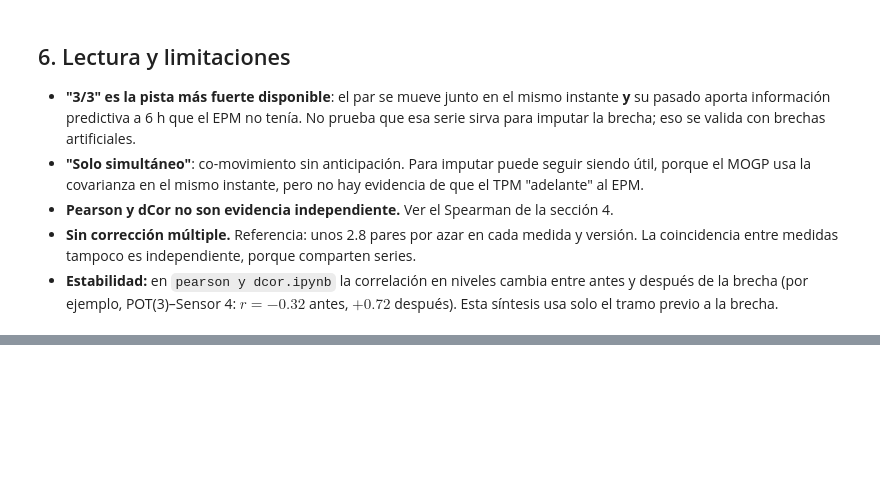
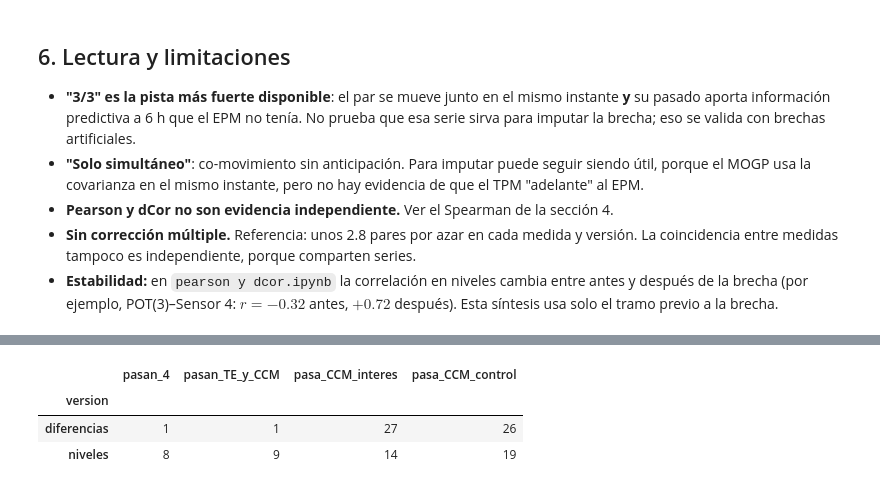
Before and after one commit to alaguilarunal/Tesis_unal, a Jupyter notebook: sintesis dependencia.ipynb, the cells around one changed output, grey strips where cells are left out. Cells and saved outputs as stored; diff of their text form; code cells hidden in the pictures; blank space fills up the shorter version.

```diff
--- a/sintesis dependencia.ipynb
+++ b/sintesis dependencia.ipynb
@@ -221,0 +232,28 @@ plt.show()
+# %%
+ccm = pd.read_csv('ccm_resultados.csv')
+ccm_int = ccm[ccm['direccion'].str.startswith('interes')][['version', 'TPM', 'EPM', 'E', 'rho', 'delta_rho', 'p_desplazamiento', 'pasa_ccm']]
+ccm_ctl = ccm[ccm['direccion'].str.startswith('control')][['version', 'TPM', 'EPM', 'pasa_ccm']]
+ccm_int = ccm_int.rename(columns={'E': 'E_ccm', 'rho': 'rho_ccm', 'delta_rho': 'delta_rho_ccm',
+                                  'p_desplazamiento': 'p_ccm'})
+ccm_ctl = ccm_ctl.rename(columns={'pasa_ccm': 'pasa_ccm_control'})
+
+# vecinos promedio de la variedad EPM (diagnostico de cuantizacion): valores copiados de la tabla de la seccion 4 de ccm sustitutos.ipynb
+vecinos_epm = {'niveles': {'Sensor 1 (5m)': 7.3, 'Sensor 2 (10m)': 11.0, 'Sensor 3 (5m)': 10.1, 'Sensor 4 (10m)': 72.7},
+               'diferencias': {'Sensor 1 (5m)': 10.2, 'Sensor 2 (10m)': 6.1, 'Sensor 3 (5m)': 6.2, 'Sensor 4 (10m)': 337.3}}
+
+tabla4 = tabla.merge(ccm_int, on=['version', 'TPM', 'EPM']).merge(ccm_ctl, on=['version', 'TPM', 'EPM'])
+tabla4['vecinos_prom_epm'] = [vecinos_epm[v][e] for v, e in zip(tabla4['version'], tabla4['EPM'])]
+tabla4['n_pruebas_4'] = tabla4['n_pruebas'] + tabla4['pasa_ccm'].astype(int)
+
+conteo4 = tabla4.groupby('version').agg(
+    pasan_4=('n_pruebas_4', lambda s: int((s == 4).sum())),
+    pasan_TE_y_CCM=('pasa_ccm', lambda s: int((s & (tabla4.loc[s.index, 'p_te'] < ALFA)).sum())),
+    pasa_CCM_interes=('pasa_ccm', 'sum'),
+    pasa_CCM_control=('pasa_ccm_control', 'sum'),
+)
+conteo4
+# %% [output]
+|  | pasan_4 | pasan_TE_y_CCM | pasa_CCM_interes | pasa_CCM_control |
+| version |  |  |  |  |
+| diferencias | 1 | 1 | 27 | 26 |
+| niveles | 8 | 9 | 14 | 19 |
```
Also changed, not shown: parts of 3 cells of this notebook, 5 other files.
